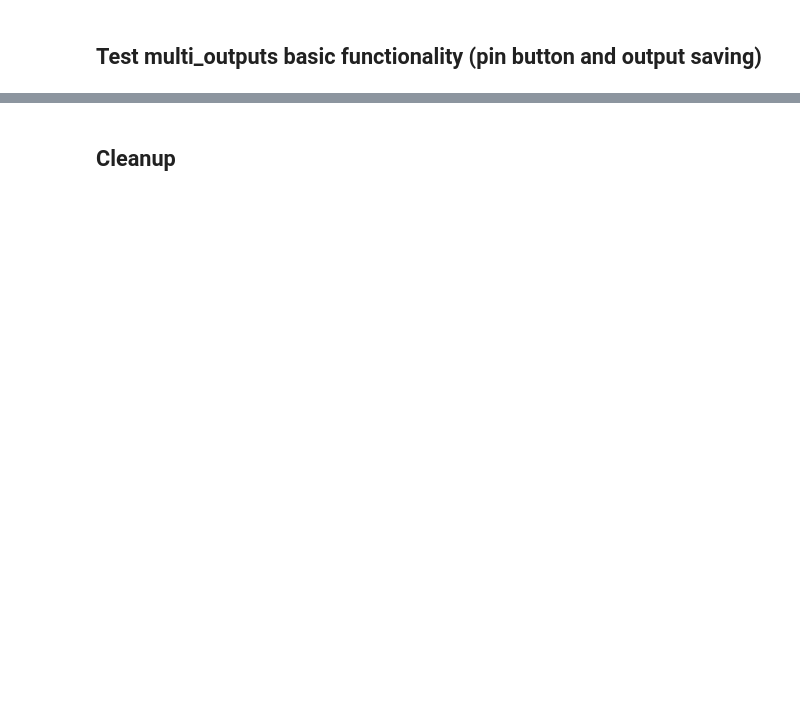
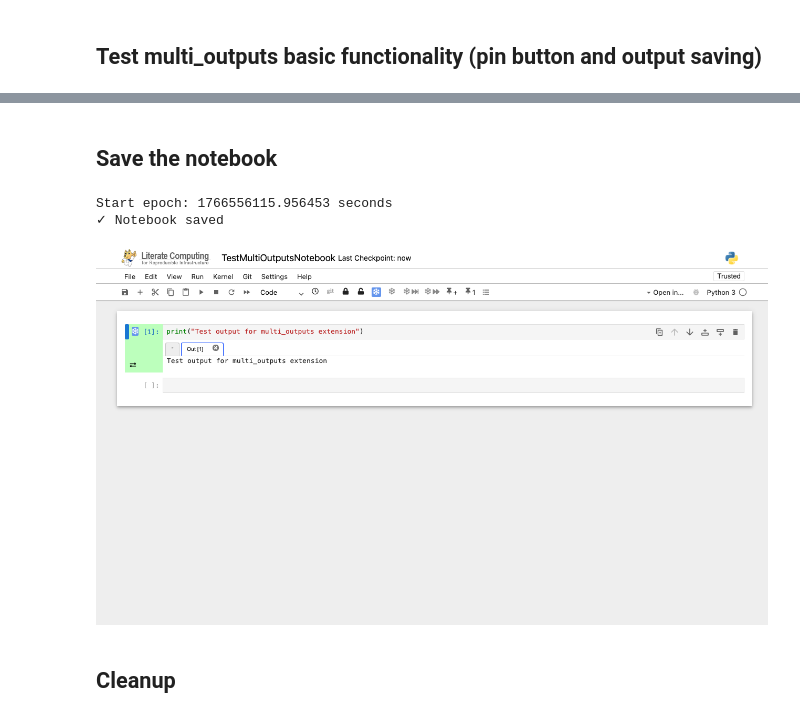
Before and after one commit to NII-cloud-operation/Jupyter-LC_docker, a Jupyter notebook: ui-tests/e2e-notebook/notebooks/02_test_lc_multi_outputs.ipynb, the cells around one changed output, grey strips where cells are left out. Drawn from its saved outputs; the diff is of its cells as text; code cells hidden in the pictures; blank space fills up the shorter version.

```diff
--- a/ui-tests/e2e-notebook/notebooks/02_test_lc_multi_outputs.ipynb
+++ b/ui-tests/e2e-notebook/notebooks/02_test_lc_multi_outputs.ipynb
@@ -127,3 +162,15 @@ Start epoch: 1764836056.1765718 seconds
+# %% [markdown]
+## Save the notebook
+# %%
+async def _step_save_notebook(page):
+    await save_notebook(page)
+    print("✓ Notebook saved")
+
+await run_pw(_step_save_notebook)
+# %% [output]
+Start epoch: 1766556115.956453 seconds
+✓ Notebook saved
+[figure, added]
 # %% [markdown]
 ## Cleanup
 # %%
```
Also changed, not shown: parts of 11 cells of this notebook, 9 other files.
